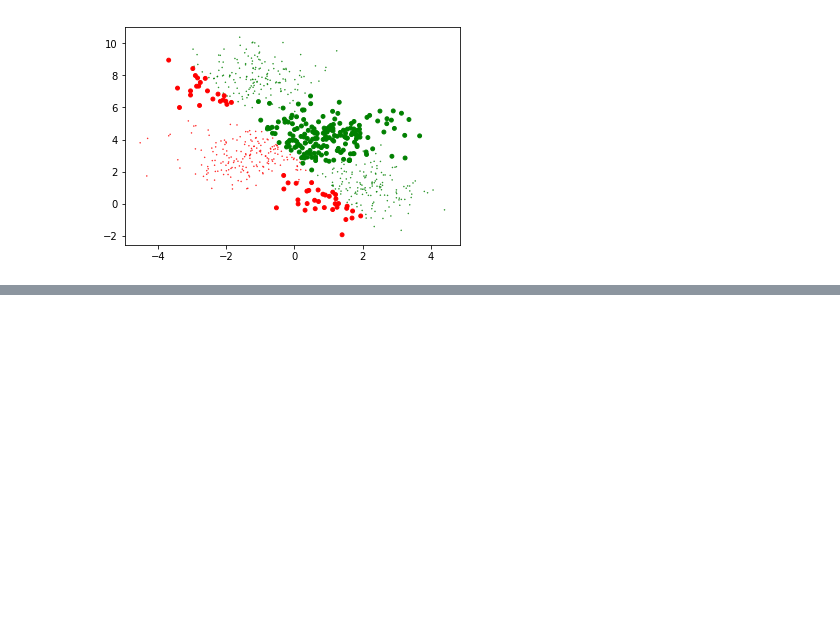
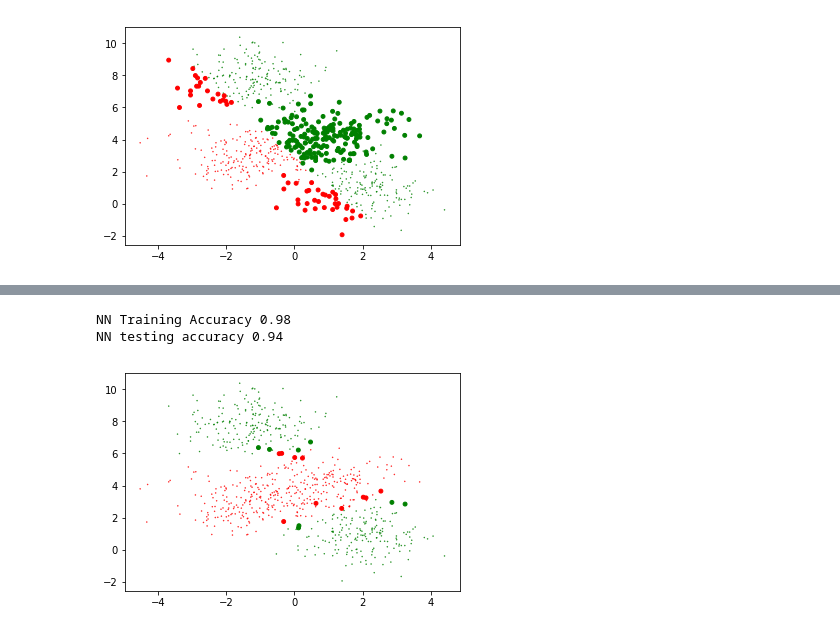
Before and after one commit to aborundiya/NeuralNetwork, a Jupyter notebook: SigmoidVsFeedForward.ipynb, the cells around one changed output, grey strips where cells are left out. Cells and saved outputs as stored; diff of their text form; code cells hidden in the pictures; blank space fills up the shorter version.

```diff
--- a/SigmoidVsFeedForward.ipynb
+++ b/SigmoidVsFeedForward.ipynb
@@ -154,0 +266,17 @@ plt.show()
+# %%
+y_pred_train = ffn.predict(x_train)
+y_pred_binarized_train = (y_pred_train >=0.5).astype("int").ravel()
+y_pred_val = ffn.predict(x_val)
+y_pred_binarized_val = (y_pred_val >=0.5).astype("int").ravel()
+accuracy_train = accuracy_score(y_train,y_pred_binarized_train)
+accuracy_test  = accuracy_score(y_val, y_pred_binarized_val)
+print("NN Training Accuracy", round(accuracy_train,2))
+print("NN testing accuracy", round(accuracy_test,2))
+# %% [output]
+NN Training Accuracy 0.98
+NN testing accuracy 0.94
+# %%
+plt.scatter(x_train[:,0],x_train[:,1],c=y_pred_binarized_train, cmap =my_cmap, s= 15 * np.abs(y_pred_binarized_train - y_train) + 0.2)
+plt.show()
+# %% [output]
+[figure, added]
```
Also changed, not shown: parts of 4 cells of this notebook.
